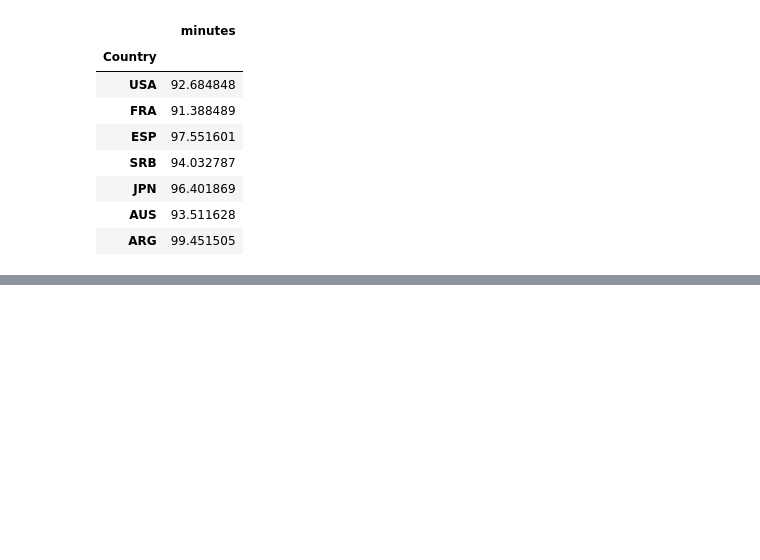
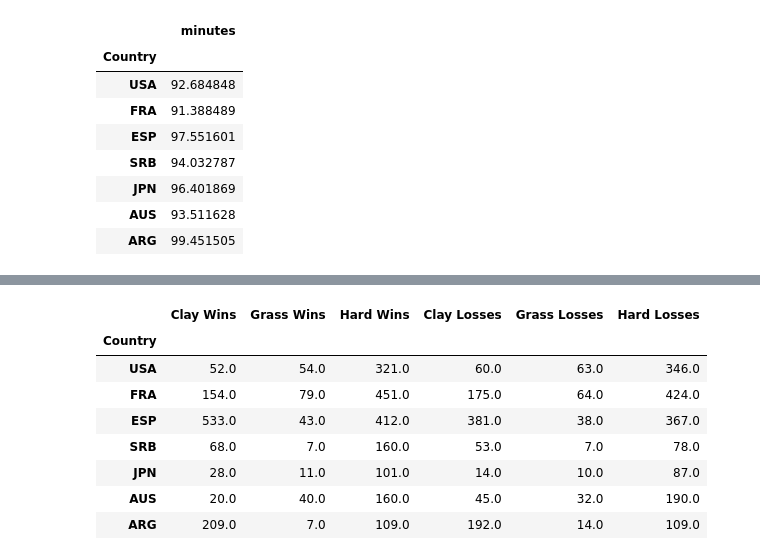
Before and after one commit to kl2695/project, a Jupyter notebook: Untitled2.ipynb, the cells around one changed output, grey strips where cells are left out. Saved outputs shown, nothing was run; the diff lists cells and outputs as text; code cells hidden in the pictures; blank space fills up the shorter version.

```diff
--- a/Untitled2.ipynb
+++ b/Untitled2.ipynb
@@ -113,0 +144,3 @@ minL.plot()
+# %%
+tt=tt.unstack(level='surface')
+tt.head()
@@ -113,0 +156,6 @@ minL.plot()
+# %%
+tt=tt.loc[countries]
+tt.index.rename('Country', inplace=True)
+tt.columns=['Clay Wins', 'Grass Wins', 'Hard Wins']
+tt=tt.reset_index()
+tt
@@ -113,0 +191,16 @@ minL.plot()
+# %%
+wl = pd.merge(tt,xx,
+             how= 'right',
+             on= 'Country')
+wl=wl.set_index('Country')
+wl
+# %% [output]
+|  | Clay Wins | Grass Wins | Hard Wins | Clay Losses | Grass Losses | Hard Losses |
+| Country |  |  |  |  |  |  |
+| USA | 52.0 | 54.0 | 321.0 | 60.0 | 63.0 | 346.0 |
+| FRA | 154.0 | 79.0 | 451.0 | 175.0 | 64.0 | 424.0 |
+| ESP | 533.0 | 43.0 | 412.0 | 381.0 | 38.0 | 367.0 |
+| SRB | 68.0 | 7.0 | 160.0 | 53.0 | 7.0 | 78.0 |
+| JPN | 28.0 | 11.0 | 101.0 | 14.0 | 10.0 | 87.0 |
+| AUS | 20.0 | 40.0 | 160.0 | 45.0 | 32.0 | 190.0 |
+| ARG | 209.0 | 7.0 | 109.0 | 192.0 | 14.0 | 109.0 |
```
Also changed, not shown: parts of 16 cells of this notebook.
